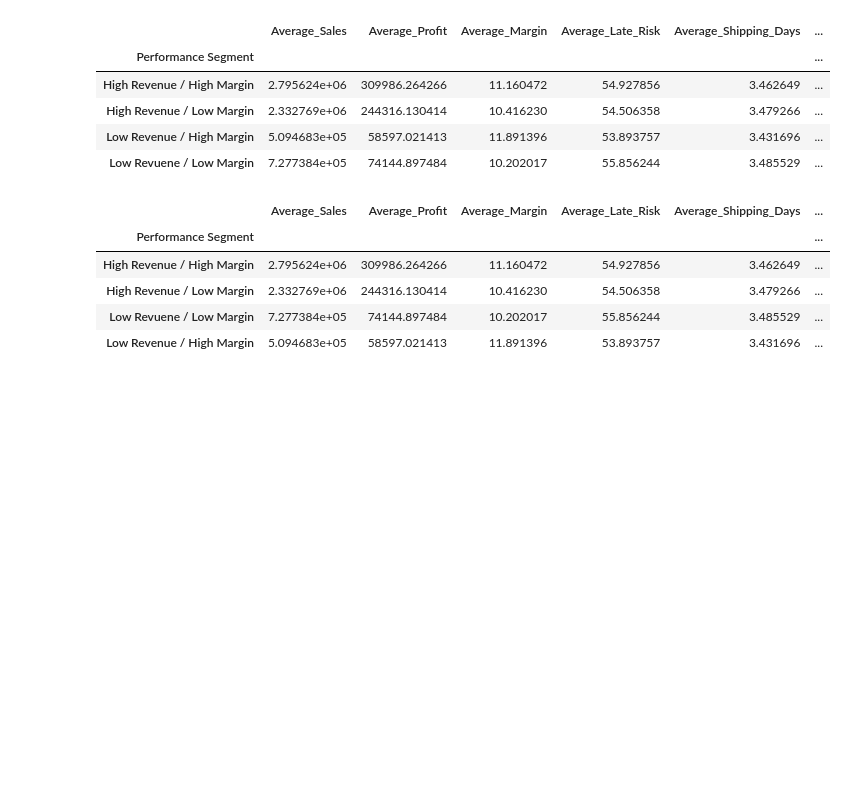
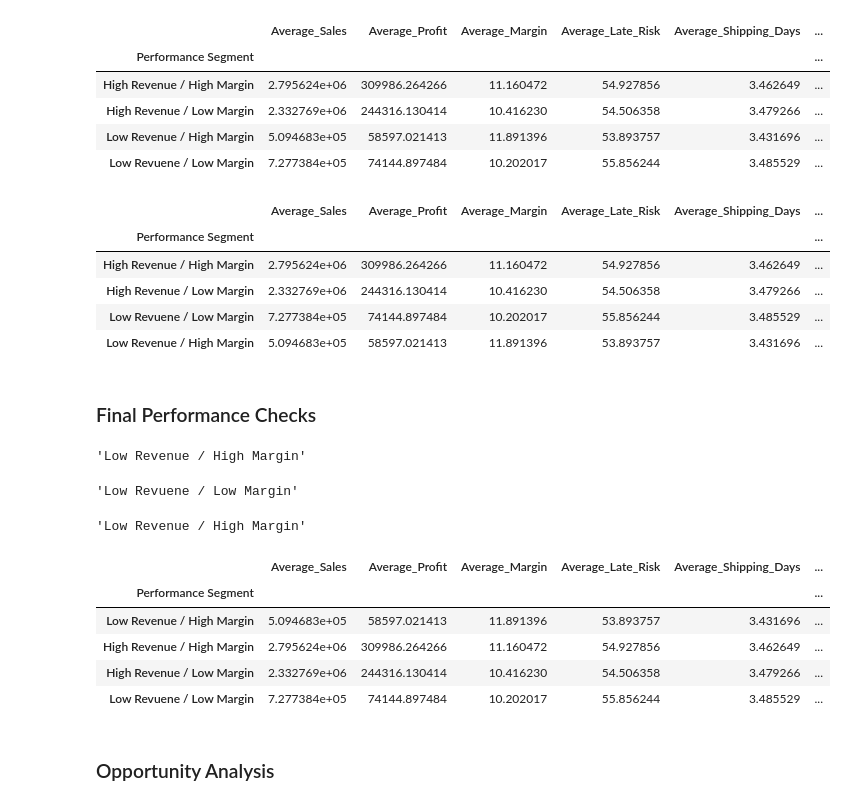
Before and after one commit to ivaibhavpawar1045/Python-Data-Analytics, a Jupyter notebook: 25_performance_segmentation_and_comparative_analysis/performance_analysis.ipynb, the cells around one changed output. Saved outputs shown, nothing was run; the diff lists cells and outputs as text; code cells hidden in the pictures; blank space fills up the shorter version.

Commit message:
Complete performance segmentation and business insights

```diff
--- a/25_performance_segmentation_and_comparative_analysis/performance_analysis.ipynb
+++ b/25_performance_segmentation_and_comparative_analysis/performance_analysis.ipynb
@@ -365,3 +365,34 @@ segment_summary.sort_values(
 | High Revenue / Low Margin | 2.332769e+06 | 244316.130414 | 10.416230 | 54.506358 | 3.479266 | ... |
 | Low Revuene / Low Margin | 7.277384e+05 | 74144.897484 | 10.202017 | 55.856244 | 3.485529 | ... |
 | Low Revenue / High Margin | 5.094683e+05 | 58597.021413 | 11.891396 | 53.893757 | 3.431696 | ... |
+# %% [markdown]
+### Final Performance Checks
+# %%
+# Highest average margin segment
+segment_summary["Average_Margin"].idxmax()
+# %% [output]
+'Low Revenue / High Margin'
+# %%
+# Highest average late-risk segment
+segment_summary["Average_Late_Risk"].idxmax()
+# %% [output]
+'Low Revuene / Low Margin'
+# %%
+#  Fastest average shipping segment
+segment_summary["Average_Shipping_Days"].idxmin()
+# %% [output]
+'Low Revenue / High Margin'
+# %%
+segment_summary.sort_values(
+    by="Average_Margin",
+    ascending=False
+)
+# %% [output]
+|  | Average_Sales | Average_Profit | Average_Margin | Average_Late_Risk | Average_Shipping_Days | ... |
+| Performance Segment |  |  |  |  |  | ... |
+| Low Revenue / High Margin | 5.094683e+05 | 58597.021413 | 11.891396 | 53.893757 | 3.431696 | ... |
+| High Revenue / High Margin | 2.795624e+06 | 309986.264266 | 11.160472 | 54.927856 | 3.462649 | ... |
+| High Revenue / Low Margin | 2.332769e+06 | 244316.130414 | 10.416230 | 54.506358 | 3.479266 | ... |
+| Low Revuene / Low Margin | 7.277384e+05 | 74144.897484 | 10.202017 | 55.856244 | 3.485529 | ... |
+# %% [markdown]
+### Opportunity Analysis
```
Also changed, not shown: parts of 7 cells of this notebook.
